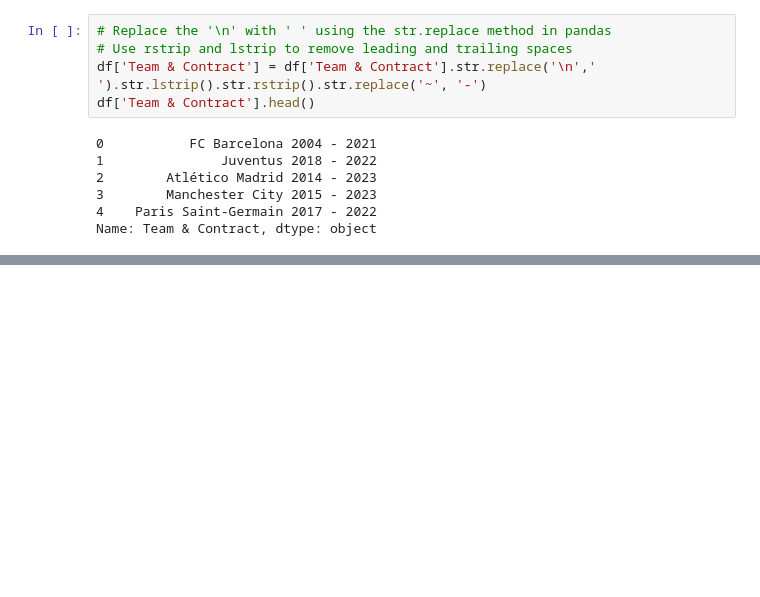
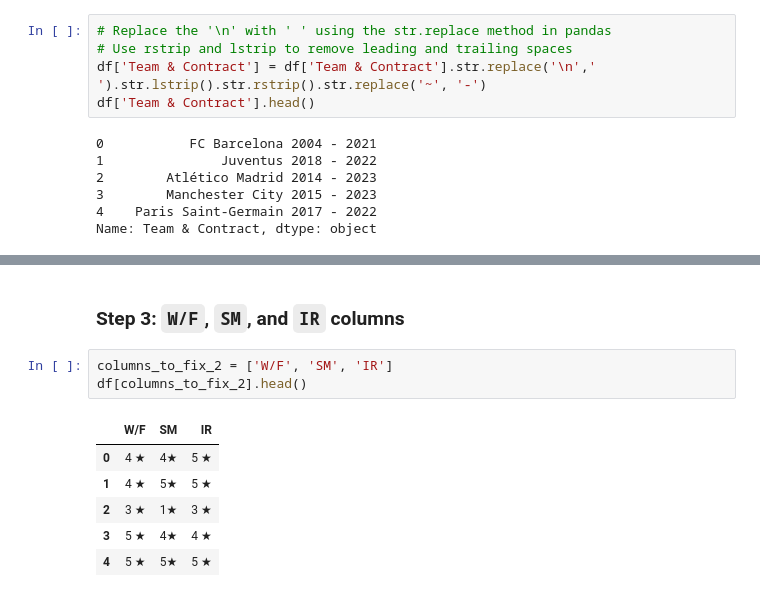
Before and after one commit to spusuluri/Data-Science-Projects, a Jupyter notebook: Project_2_FIFA/FIFA_data_cleaning.ipynb, the cells around one changed output, grey strips where cells are left out. Cells and saved outputs as stored; diff of their text form; blank space fills up the shorter version.

```diff
--- a/Project_2_FIFA/FIFA_data_cleaning.ipynb
+++ b/Project_2_FIFA/FIFA_data_cleaning.ipynb
@@ -129,0 +158,12 @@ Name: Team & Contract, dtype: object
+# %% [markdown]
+### Step 3: `W/F`, `SM`, and `IR` columns
+# %%
+columns_to_fix_2 = ['W/F', 'SM', 'IR']
+df[columns_to_fix_2].head()
+# %% [output]
+|  | W/F | SM | IR |
+| 0 | 4 ★ | 4★ | 5 ★ |
+| 1 | 4 ★ | 5★ | 5 ★ |
+| 2 | 3 ★ | 1★ | 3 ★ |
+| 3 | 5 ★ | 4★ | 4 ★ |
+| 4 | 5 ★ | 5★ | 5 ★ |
```
Also changed, not shown: parts of 15 cells of this notebook.
